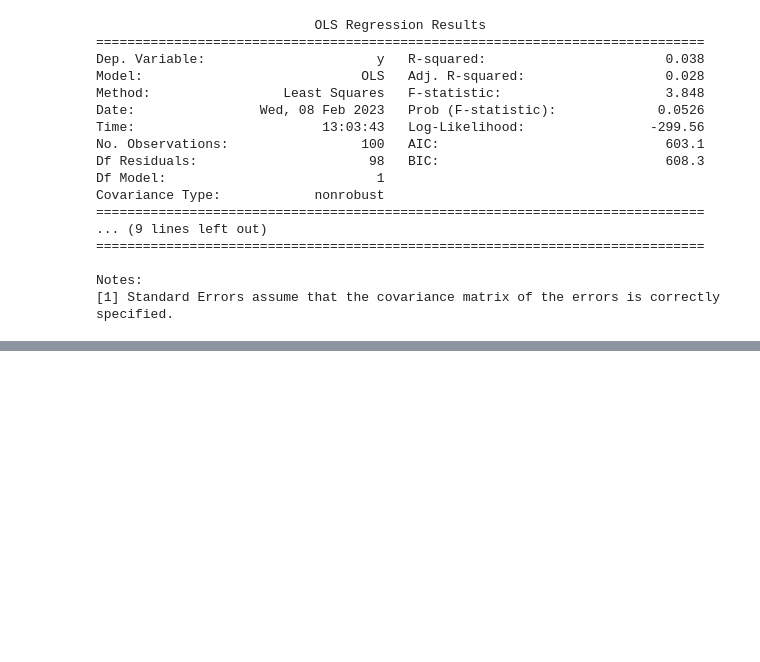
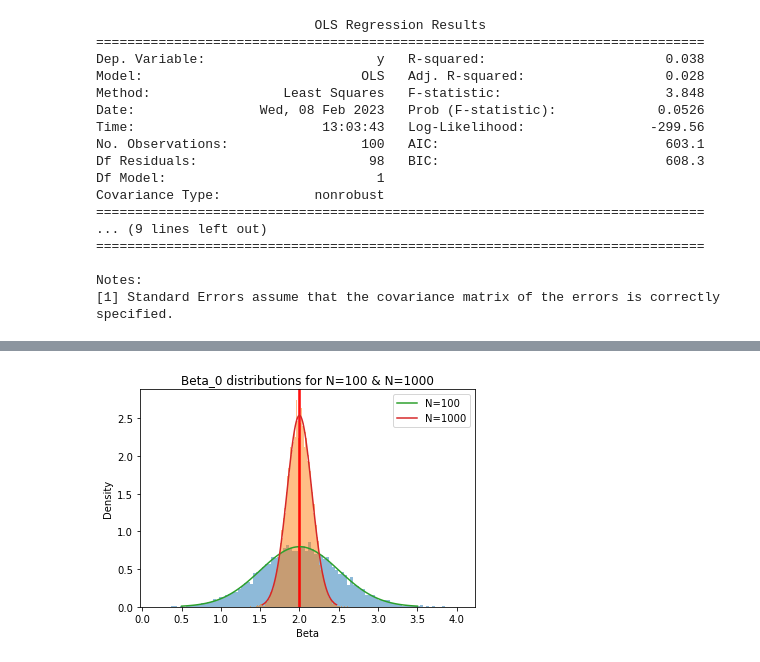
Before and after one commit to ArifShahrin/PS3, a Jupyter notebook: Untitled.ipynb, the cells around one changed output, grey strips where cells are left out. Drawn from its saved outputs; the diff is of its cells as text; code cells hidden in the pictures; blank space fills up the shorter version.

```diff
--- a/Untitled.ipynb
+++ b/Untitled.ipynb
@@ -172,0 +131,29 @@ print(beta)
+# %%
+
+#define Lists
+beta_n100 = montecarlo_estimates(N=100)
+beta_n1000 = montecarlo_estimates(N=1000)
+beta0_list = [beta_n100[0],beta_n1000[0]]
+beta1_list = [beta_n100[1],beta_n1000[1]]
+
+#plotting for beta_0
+plt.hist(beta_n100[0], bins=100,alpha = 0.5, density=True)
+plt.hist(beta_n1000[0], bins=100,alpha = 0.5, density=True)
+#adds the mean and distribution line
+Nlist = ['N=100', 'N=1000']
+for i in range(0,2):
+    mean = np.mean(beta0_list[i])
+    std = np.std(beta0_list[i])
+    plt.axvline(mean, color='red') #add mean line
+    x = np.linspace(mean - 3*std, mean + 3*std, 100)
+    pdf = stats.norm.pdf(x, mean, std)
+    plt.plot(x, pdf, label = Nlist[i])
+
+plt.xlabel('Beta')
+plt.ylabel("Density")
+plt.title('Beta_0 distributions for N=100 & N=1000')
+plt.legend()
+plt.xlim
+plt.show()
+# %% [output]
+[figure, added]
```
Also changed, not shown: parts of 8 cells of this notebook.
